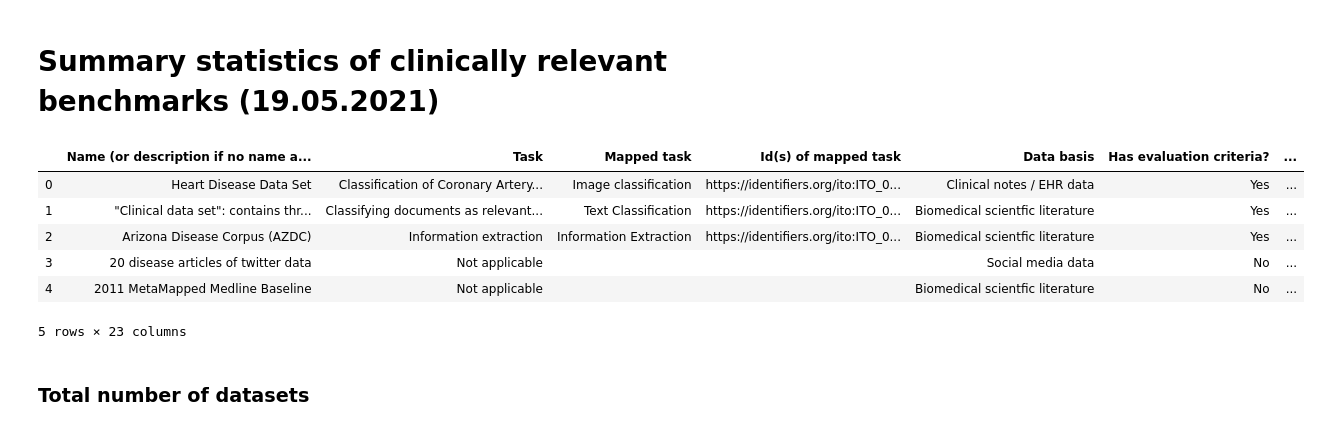
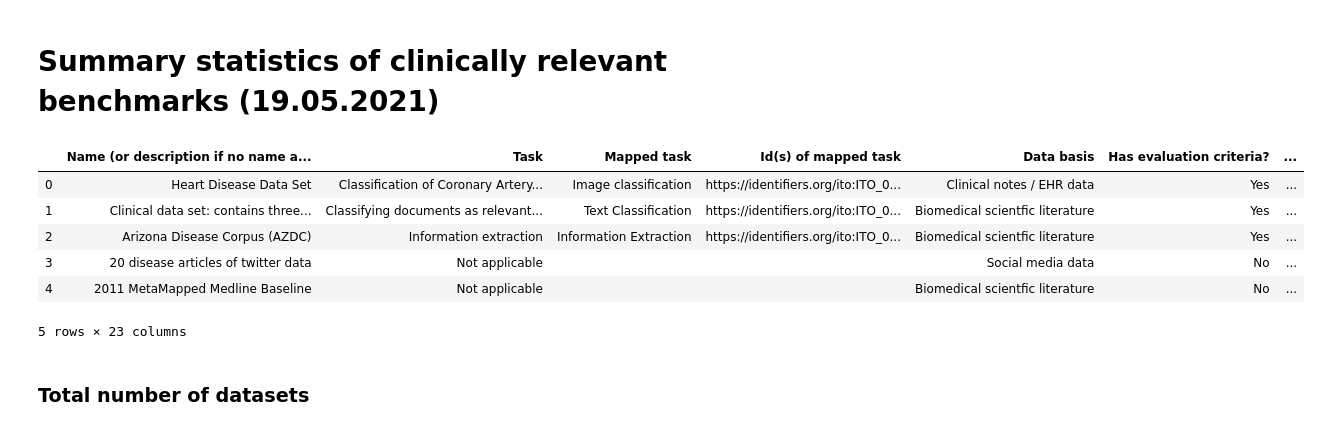
Before and after one commit to OpenBioLink/ITO, a Jupyter notebook: notebooks/clinical_benchmarks/clinically_relevant_benchmarks.ipynb, the cells around one changed output. Drawn from its saved outputs; the diff is of its cells as text; code cells hidden in the pictures.

```diff
--- a/notebooks/clinical_benchmarks/clinically_relevant_benchmarks.ipynb
+++ b/notebooks/clinical_benchmarks/clinically_relevant_benchmarks.ipynb
@@ -5,15 +5,15 @@ import pandas as pd
 import seaborn as sns
 %matplotlib inline
 # %%
-DATASETS = 'annotated-datasets.csv'
+DATASETS = 'annotated-datasets.tsv'
 # %%
-datasets_df = pd.read_csv(DATASETS,  lineterminator='\n', na_values='')
+datasets_df = pd.read_csv(DATASETS,  lineterminator='\n', na_values='', sep='\t')
 datasets_df = datasets_df.fillna('')
 datasets_df.head()
 # %% [output]
 |  | Name (or description if no name a... | Task | Mapped task | Id(s) of mapped task | Data basis | Has evaluation criteria? | ... |
 | 0 | Heart Disease Data Set | Classification of Coronary Artery... | Image classification | https://identifiers.org/ito:ITO_0... | Clinical notes / EHR data | Yes | ... |
-| 1 | "Clinical data set": contains thr... | Classifying documents as relevant... | Text Classification | https://identifiers.org/ito:ITO_0... | Biomedical scientfic literature | Yes | ... |
+| 1 | Clinical data set: contains three... | Classifying documents as relevant... | Text Classification | https://identifiers.org/ito:ITO_0... | Biomedical scientfic literature | Yes | ... |
 | 2 | Arizona Disease Corpus (AZDC) | Information extraction | Information Extraction | https://identifiers.org/ito:ITO_0... | Biomedical scientfic literature | Yes | ... |
 | 3 | 20 disease articles of twitter data | Not applicable |  |  | Social media data | No | ... |
 | 4 | 2011 MetaMapped Medline Baseline | Not applicable |  |  | Biomedical scientfic literature | No | ... |
```
Also changed, not shown: 4 other files.
